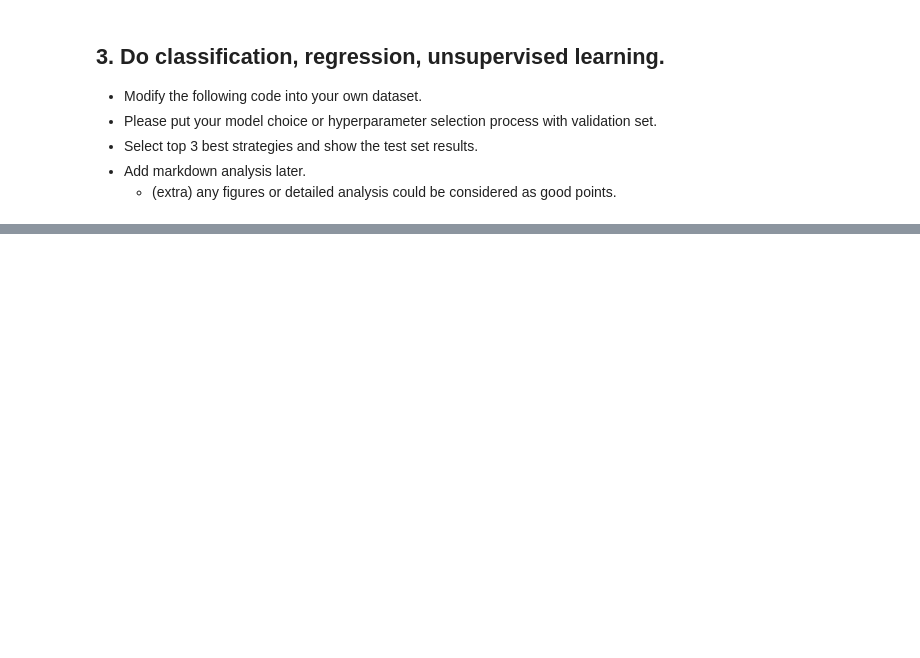
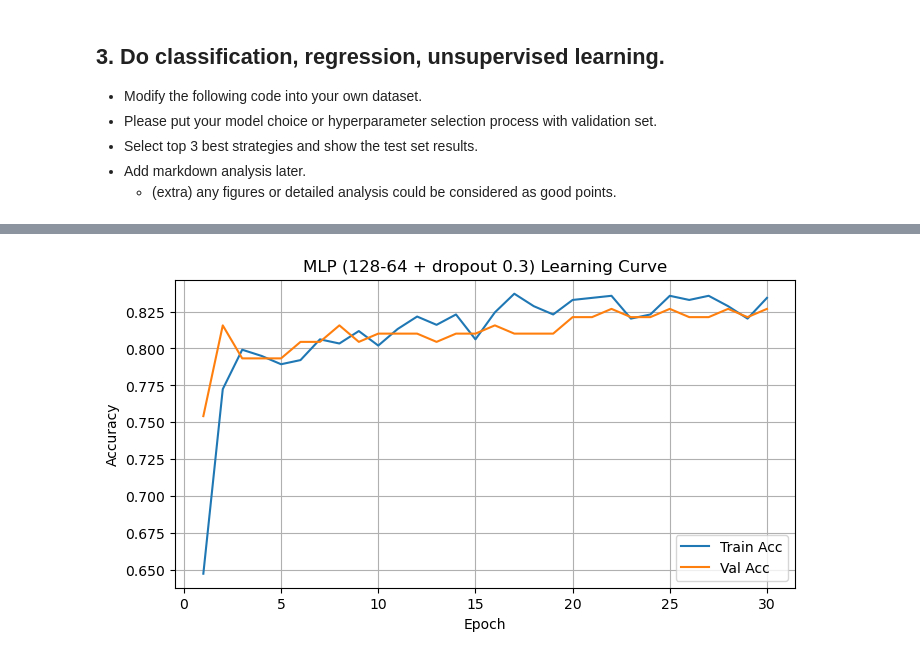
Before and after one commit to oesmln/intro-to-ai-ml-basic, a Jupyter notebook: code/Intro_to_AI_ML_Basic.ipynb, the cells around one changed output, grey strips where cells are left out. Saved outputs shown, nothing was run; the diff lists cells and outputs as text; code cells hidden in the pictures; blank space fills up the shorter version.

```diff
--- a/code/Intro_to_AI_ML_Basic.ipynb
+++ b/code/Intro_to_AI_ML_Basic.ipynb
@@ -297,0 +457,85 @@ Epoch별 검증 성능(일부)은 다음과 같다.
+# %%
+import matplotlib.pyplot as plt
+
+def train_mlp_with_history(cfg):
+    batch_size = cfg.get("batch_size", 64)
+    train_loader, val_loader, _ = make_dataloaders_for_mlp(batch_size)
+
+    model = MLP(
+        input_dim=input_dim,
+        num_classes=num_classes,
+        hidden_dims=cfg["hidden_dims"],
+        dropout=cfg.get("dropout", 0.0),
+    )
+
+    criterion = nn.CrossEntropyLoss()
+    optimizer = optim.Adam(model.parameters(), lr=cfg["lr"])
+    epochs = cfg.get("epochs", 30)
+
+    history = {
+        "train_loss": [],
+        "val_loss": [],
+        "train_acc": [],
+        "val_acc": [],
+    }
+
+    for epoch in range(epochs):
+        # --------- train ---------
+        model.train()
+        running_loss = 0.0
+        correct = 0
+        total = 0
+
+        for Xb, yb in train_loader:
+            optimizer.zero_grad()
+            out = model(Xb)
+            loss = criterion(out, yb)
+            loss.backward()
+            optimizer.step()
+
+            running_loss += loss.item()
+            preds = out.argmax(dim=1)
+            correct += (preds == yb).sum().item()
+            total += yb.size(0)
+
+        train_loss = running_loss / len(train_loader)
+        train_acc = correct / total
+
+        # --------- val ---------
+        val_loss, val_acc = eval_mlp(model, val_loader, criterion)
+
+        history["train_loss"].append(train_loss)
+        history["val_loss"].append(val_loss)
+        history["train_acc"].append(train_acc)
+        history["val_acc"].append(val_acc)
+
+        print(f"Epoch {epoch+1}/{epochs} | "
+              f"train_acc={train_acc:.4f}, val_acc={val_acc:.4f}")
+
+    return model, history
+
+# validation 1등이었던 MLP 설정
+best_mlp_cfg = {
+    "name": "mlp_128x64_do0.3_lr1e-3_ep30_bs64",
+    "hidden_dims": [128, 64],
+    "dropout": 0.3,
+    "lr": 1e-3,
+    "epochs": 30,
+    "batch_size": 64,
+}
+
+best_mlp_model, history = train_mlp_with_history(best_mlp_cfg)
+
+# --------- 학습곡선 그리기 ---------
+epochs = range(1, best_mlp_cfg["epochs"] + 1)
+
+plt.figure(figsize=(8,4))
+plt.plot(epochs, history["train_acc"], label="Train Acc")
+plt.plot(epochs, history["val_acc"],   label="Val Acc")
+plt.xlabel("Epoch")
+plt.ylabel("Accuracy")
+plt.title("MLP (128-64 + dropout 0.3) Learning Curve")
+plt.legend()
+plt.grid(True)
+plt.show()
+# %% [output]
@@ -297,0 +559 @@ Epoch별 검증 성능(일부)은 다음과 같다.
+[figure, added]
```
Also changed, not shown: parts of 18 cells of this notebook.
